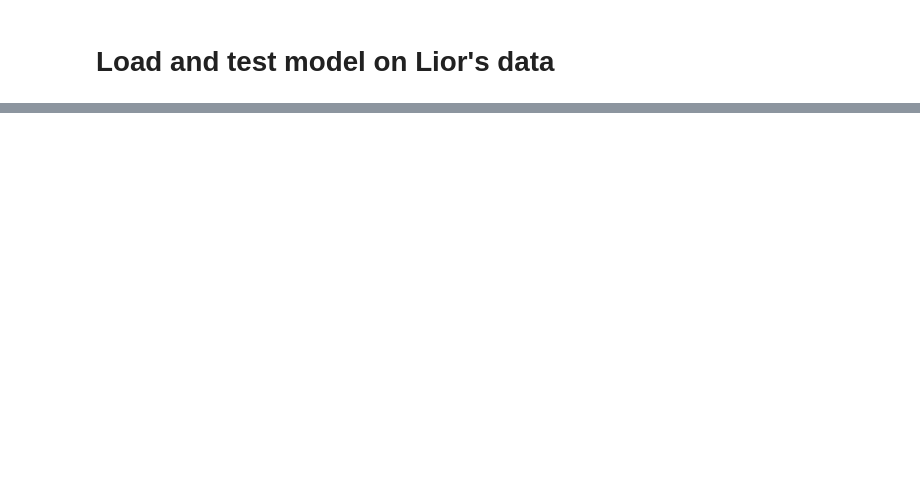
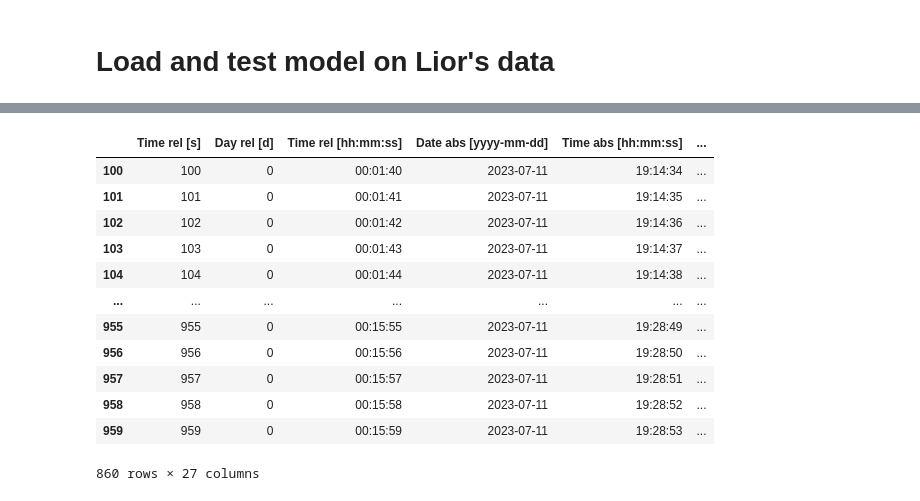
Before and after one commit to lior199707/Robot_Classifiers, a Jupyter notebook: SVM/vlad_model/vlad_svm_notebook.ipynb, the cells around one changed output, grey strips where cells are left out. Saved outputs shown, nothing was run; the diff lists cells and outputs as text; code cells hidden in the pictures; blank space fills up the shorter version.

```diff
--- a/SVM/vlad_model/vlad_svm_notebook.ipynb
+++ b/SVM/vlad_model/vlad_svm_notebook.ipynb
@@ -400,0 +588,19 @@ for l in X_custom_np1:
+# %%
+test_data1 = pd.read_csv("test_data/EDA_lior_2_results.csv")
+# Take segments 5 to 47
+test_data1 = test_data1[100:960]
+test_data1
+# %% [output]
+|  | Time rel [s] | Day rel [d] | Time rel [hh:mm:ss] | Date abs [yyyy-mm-dd] | Time abs [hh:mm:ss] | ... |
+| 100 | 100 | 0 | 00:01:40 | 2023-07-11 | 19:14:34 | ... |
+| 101 | 101 | 0 | 00:01:41 | 2023-07-11 | 19:14:35 | ... |
+| 102 | 102 | 0 | 00:01:42 | 2023-07-11 | 19:14:36 | ... |
+| 103 | 103 | 0 | 00:01:43 | 2023-07-11 | 19:14:37 | ... |
+| 104 | 104 | 0 | 00:01:44 | 2023-07-11 | 19:14:38 | ... |
+| ... | ... | ... | ... | ... | ... | ... |
+| 955 | 955 | 0 | 00:15:55 | 2023-07-11 | 19:28:49 | ... |
+| 956 | 956 | 0 | 00:15:56 | 2023-07-11 | 19:28:50 | ... |
+| 957 | 957 | 0 | 00:15:57 | 2023-07-11 | 19:28:51 | ... |
+| 958 | 958 | 0 | 00:15:58 | 2023-07-11 | 19:28:52 | ... |
+| 959 | 959 | 0 | 00:15:59 | 2023-07-11 | 19:28:53 | ... |
+860 rows × 27 columns
```
Also changed, not shown: parts of 42 cells of this notebook, 1 other file.
